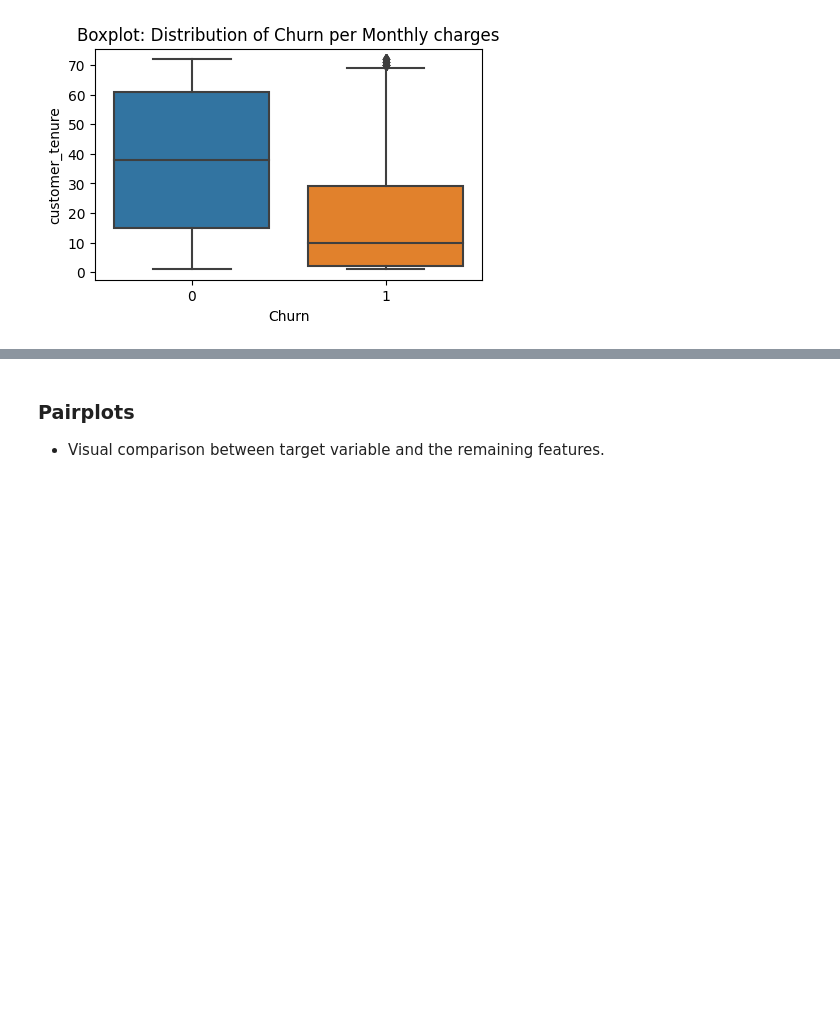
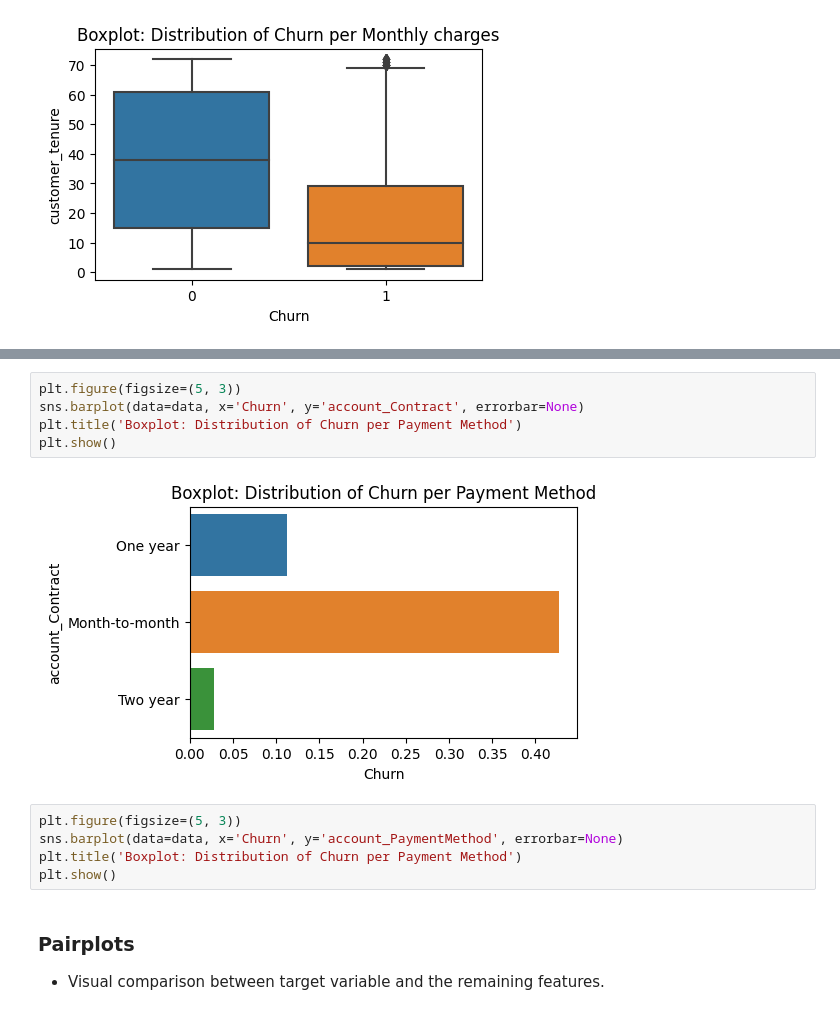
Before and after one commit to mvoassis/churn_detection, a Jupyter notebook: notebooks/Churn_prediction_EDA.ipynb, the cells around one changed output, grey strips where cells are left out. Saved outputs shown, nothing was run; the diff lists cells and outputs as text; blank space fills up the shorter version.

```diff
--- a/notebooks/Churn_prediction_EDA.ipynb
+++ b/notebooks/Churn_prediction_EDA.ipynb
@@ -491,3 +504,15 @@ plt.show()
+# %%
+plt.figure(figsize=(5, 3))
+sns.barplot(data=data, x='Churn', y='account_Contract', errorbar=None)
+plt.title('Boxplot: Distribution of Churn per Payment Method')
+plt.show()
+# %% [output]
+[figure, added]
+# %%
+plt.figure(figsize=(5, 3))
+sns.barplot(data=data, x='Churn', y='account_PaymentMethod', errorbar=None)
+plt.title('Boxplot: Distribution of Churn per Payment Method')
+plt.show()
 # %% [markdown]
 ### Pairplots
 
```
Also changed, not shown: parts of 20 cells of this notebook.
